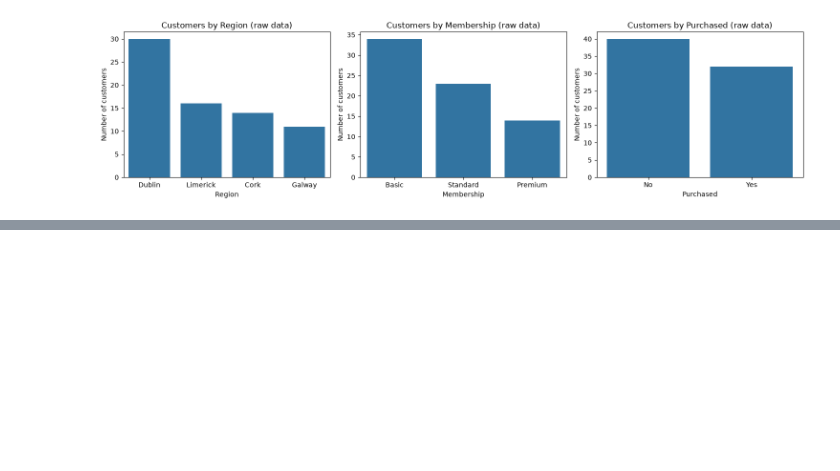
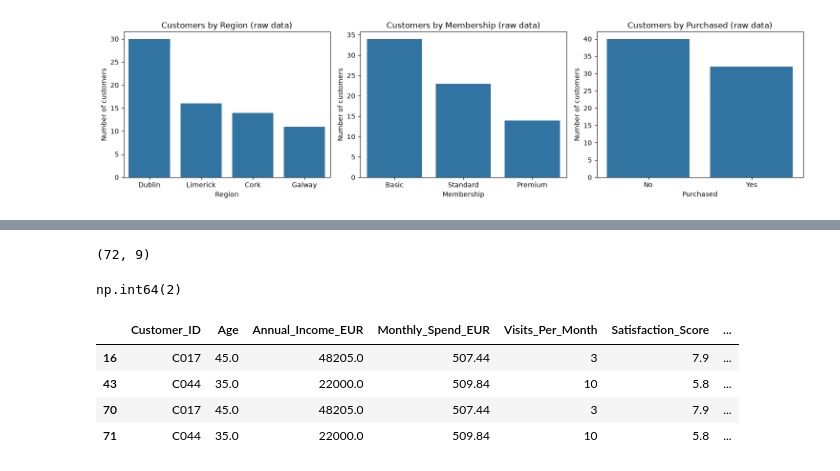
Before and after one commit to Ri-Dearg/da-labs, a Jupyter notebook: lab3_transform_regression.ipynb, the cells around one changed output, grey strips where cells are left out. Saved outputs shown, nothing was run; the diff lists cells and outputs as text; code cells hidden in the pictures; blank space fills up the shorter version.

```diff
--- a/lab3_transform_regression.ipynb
+++ b/lab3_transform_regression.ipynb
@@ -162,0 +194,18 @@ plt.tight_layout()
+# %%
+df_a.shape
+# %% [output]
+(72, 9)
+# %%
+# Check for duplicates
+df_a.duplicated().sum()
+# %% [output]
+np.int64(2)
+# %%
+# Show duplicates
+df_a[df_a.duplicated(keep=False)]
+# %% [output]
+|  | Customer_ID | Age | Annual_Income_EUR | Monthly_Spend_EUR | Visits_Per_Month | Satisfaction_Score | ... |
+| 16 | C017 | 45.0 | 48205.0 | 507.44 | 3 | 7.9 | ... |
+| 43 | C044 | 35.0 | 22000.0 | 509.84 | 10 | 5.8 | ... |
+| 70 | C017 | 45.0 | 48205.0 | 507.44 | 3 | 7.9 | ... |
+| 71 | C044 | 35.0 | 22000.0 | 509.84 | 10 | 5.8 | ... |
```
Also changed, not shown: parts of 5 cells of this notebook.
